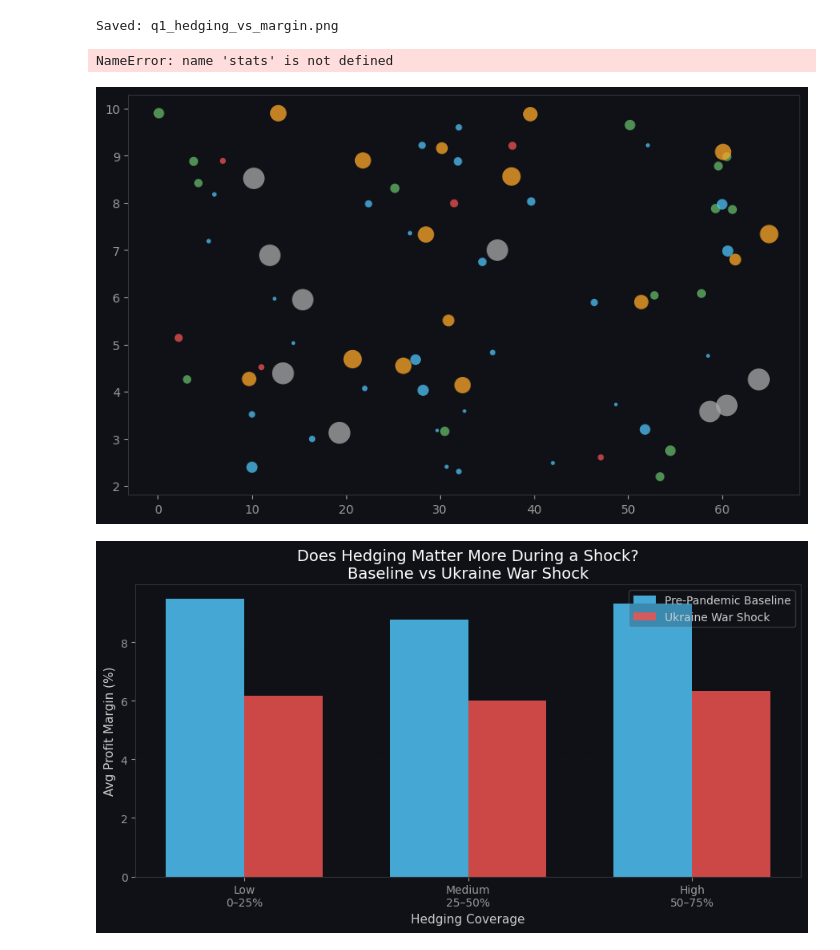
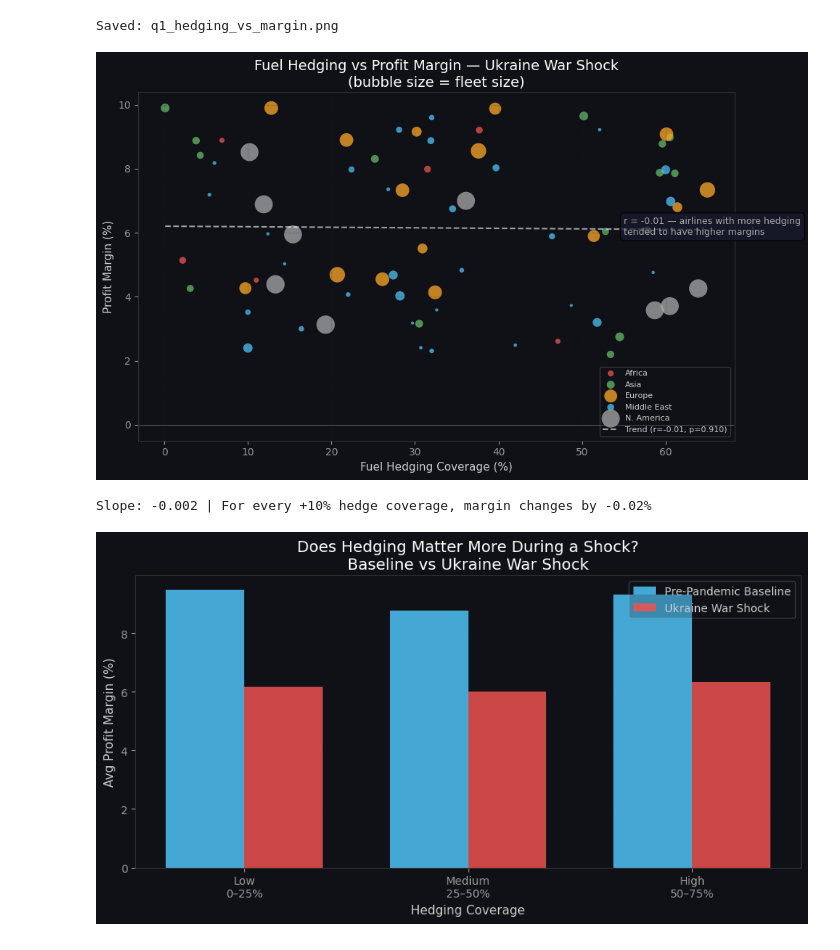
Before and after one commit to NickusLeeJiaSheng/flight-vs-oil-prices-data-analyse, a Jupyter notebook: airline_eda.ipynb, the cells around one changed output. Cells and saved outputs as stored; diff of their text form; code cells hidden in the pictures.

```diff
--- a/airline_eda.ipynb
+++ b/airline_eda.ipynb
@@ -112,7 +113,7 @@ shock_data   = fin[fin['conflict_phase'].isin(shock_phases)].copy()
 shock_data['hedge_bucket'] = pd.cut(
     shock_data['fuel_hedging_pct'],
     bins=[0, 25, 50, 75, 100],
-    labels=['Low\n0–25%', 'Medium\n25–50%', 'High\n50–75%', 'Very High\n75–100%']
+    labels=['Low\n0-25%', 'Medium\n25-50%', 'High\n50-75%', 'Very High\n75-100%']
 )
 
 hedging_summary = shock_data.groupby(
@@ -171,7 +172,7 @@ print('Saved: q1_hedging_vs_margin.png')
 [figure]
 Saved: q1_hedging_vs_margin.png
 # %%
-# 1C: Scatter — hedging % vs margin, Ukraine only
+# 1C: Scatter - hedging % vs margin, Ukraine only
 ukraine = fin[fin['conflict_phase'] == 'Ukraine War Shock'].copy()
 
 region_palette = {
@@ -195,37 +196,37 @@ for region, grp in ukraine.groupby('region'):
         s=grp['fleet_size'] / 3,
         alpha=0.75,
         edgecolors='none'
     )
 
 # Regression line
 x = ukraine['fuel_hedging_pct']
 y = ukraine['profit_margin_pct']
 slope, intercept, r, p, _ = stats.linregress(x, y)
 xline = np.linspace(x.min(), x.max(), 100)
 ax.plot(xline, slope * xline + intercept, color='white', linewidth=1.5,
         linestyle='--', alpha=0.6, label=f'Trend (r={r:.2f}, p={p:.3f})')
 
 ax.axhline(0, color='#555555', linewidth=0.8)
 ax.set_xlabel('Fuel Hedging Coverage (%)')
 ax.set_ylabel('Profit Margin (%)')
-ax.set_title('Fuel Hedging vs Profit Margin — Ukraine War Shock\n(bubble size = fleet size)', color='white')
+ax.set_title('Fuel Hedging vs Profit Margin - Ukraine War Shock\n(bubble size = fleet size)', color='white')
 ax.legend(loc='lower right', fontsize=8, framealpha=0.2)
 ax.grid(alpha=0.2)
 
 ax.annotate(
-    f'r = {r:.2f} — airlines with more hedging\ntended to have higher margins',
+    f'r = {r:.2f} - airlines with more hedging\ntended to have higher margins',
     xy=(55, y.max() * 0.6),
     fontsize=9, color='#aaaaaa',
     bbox=dict(boxstyle='round,pad=0.4', facecolor='#1a1a2e', alpha=0.7)
 )
 
 plt.tight_layout()
 plt.savefig('q1_scatter_ukraine.png', dpi=150, bbox_inches='tight', facecolor='#0f1117')
 plt.show()
 print(f'Slope: {slope:.3f} | For every +10% hedge coverage, margin changes by {slope*10:.2f}%')
 # %% [output]
+[figure, new version]
-NameError: name 'stats' is not defined
+Slope: -0.002 | For every +10% hedge coverage, margin changes by -0.02%
-[figure, old version]
 # %%
 # 1D: Baseline comparison — hedging effect vs no shock
 baseline = fin[fin['conflict_phase'] == 'Pre-Pandemic Baseline'].copy()
```
Also changed, not shown: parts of 14 cells of this notebook, 8 other files.
